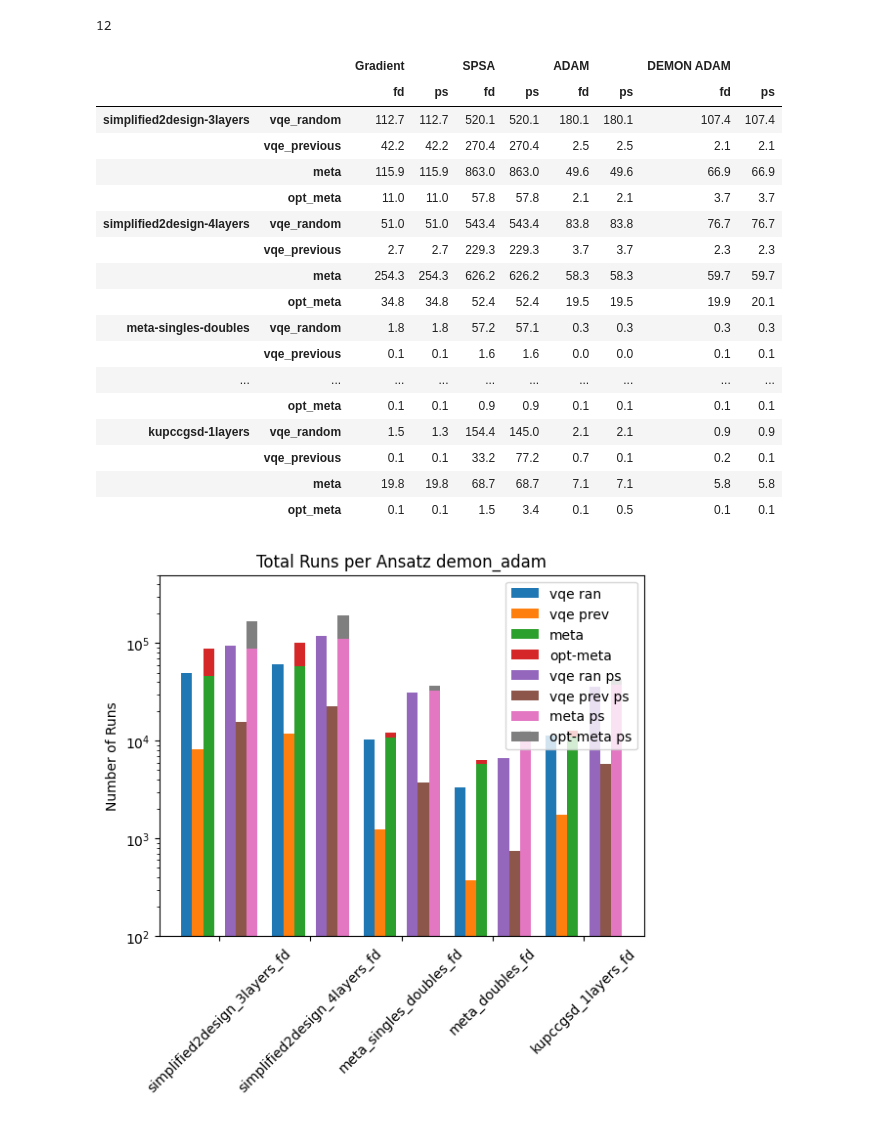
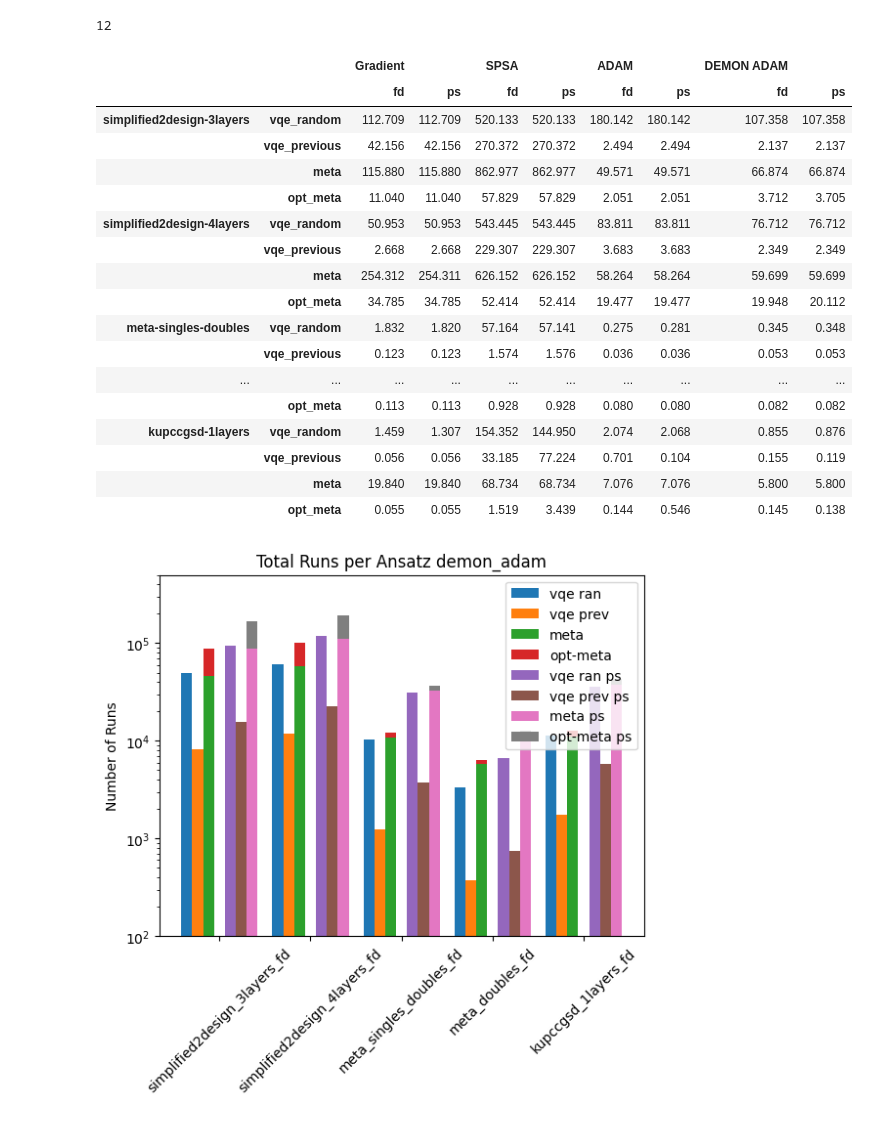
Before and after one commit to sergioandrescs/meta-VQE-pennylane, a Jupyter notebook: catalyst/exp_runs/join_data_plots.ipynb, the cells around one changed output. Saved outputs shown, nothing was run; the diff lists cells and outputs as text; code cells hidden in the pictures.

```diff
--- a/catalyst/exp_runs/join_data_plots.ipynb
+++ b/catalyst/exp_runs/join_data_plots.ipynb
@@ -82,28 +82,28 @@ columns = [('Gradient','fd'),('Gradient','ps'),('SPSA','fd'),('SPSA','ps'),('ADA
 # %%
 df = pd.DataFrame(plot_data, index=arrays, columns = columns)
 df.columns = pd.MultiIndex.from_tuples(df.columns)
 df.index = pd.MultiIndex.from_tuples(df.index)
-pd.options.display.float_format = '{:.1f}'.format
+pd.options.display.float_format = '{:.3f}'.format
 df
 # %% [output]
 |  |  | Gradient |  | SPSA |  | ADAM |  | DEMON ADAM |  |
 |  |  | fd | ps | fd | ps | fd | ps | fd | ps |
-| simplified2design-3layers | vqe_random | 112.7 | 112.7 | 520.1 | 520.1 | 180.1 | 180.1 | 107.4 | 107.4 |
-|  | vqe_previous | 42.2 | 42.2 | 270.4 | 270.4 | 2.5 | 2.5 | 2.1 | 2.1 |
-|  | meta | 115.9 | 115.9 | 863.0 | 863.0 | 49.6 | 49.6 | 66.9 | 66.9 |
-|  | opt_meta | 11.0 | 11.0 | 57.8 | 57.8 | 2.1 | 2.1 | 3.7 | 3.7 |
-| simplified2design-4layers | vqe_random | 51.0 | 51.0 | 543.4 | 543.4 | 83.8 | 83.8 | 76.7 | 76.7 |
-|  | vqe_previous | 2.7 | 2.7 | 229.3 | 229.3 | 3.7 | 3.7 | 2.3 | 2.3 |
-|  | meta | 254.3 | 254.3 | 626.2 | 626.2 | 58.3 | 58.3 | 59.7 | 59.7 |
-|  | opt_meta | 34.8 | 34.8 | 52.4 | 52.4 | 19.5 | 19.5 | 19.9 | 20.1 |
-| meta-singles-doubles | vqe_random | 1.8 | 1.8 | 57.2 | 57.1 | 0.3 | 0.3 | 0.3 | 0.3 |
-|  | vqe_previous | 0.1 | 0.1 | 1.6 | 1.6 | 0.0 | 0.0 | 0.1 | 0.1 |
+| simplified2design-3layers | vqe_random | 112.709 | 112.709 | 520.133 | 520.133 | 180.142 | 180.142 | 107.358 | 107.358 |
+|  | vqe_previous | 42.156 | 42.156 | 270.372 | 270.372 | 2.494 | 2.494 | 2.137 | 2.137 |
+|  | meta | 115.880 | 115.880 | 862.977 | 862.977 | 49.571 | 49.571 | 66.874 | 66.874 |
+|  | opt_meta | 11.040 | 11.040 | 57.829 | 57.829 | 2.051 | 2.051 | 3.712 | 3.705 |
+| simplified2design-4layers | vqe_random | 50.953 | 50.953 | 543.445 | 543.445 | 83.811 | 83.811 | 76.712 | 76.712 |
+|  | vqe_previous | 2.668 | 2.668 | 229.307 | 229.307 | 3.683 | 3.683 | 2.349 | 2.349 |
+|  | meta | 254.312 | 254.311 | 626.152 | 626.152 | 58.264 | 58.264 | 59.699 | 59.699 |
+|  | opt_meta | 34.785 | 34.785 | 52.414 | 52.414 | 19.477 | 19.477 | 19.948 | 20.112 |
+| meta-singles-doubles | vqe_random | 1.832 | 1.820 | 57.164 | 57.141 | 0.275 | 0.281 | 0.345 | 0.348 |
+|  | vqe_previous | 0.123 | 0.123 | 1.574 | 1.576 | 0.036 | 0.036 | 0.053 | 0.053 |
 | ... | ... | ... | ... | ... | ... | ... | ... | ... | ... |
-|  | opt_meta | 0.1 | 0.1 | 0.9 | 0.9 | 0.1 | 0.1 | 0.1 | 0.1 |
-| kupccgsd-1layers | vqe_random | 1.5 | 1.3 | 154.4 | 145.0 | 2.1 | 2.1 | 0.9 | 0.9 |
-|  | vqe_previous | 0.1 | 0.1 | 33.2 | 77.2 | 0.7 | 0.1 | 0.2 | 0.1 |
-|  | meta | 19.8 | 19.8 | 68.7 | 68.7 | 7.1 | 7.1 | 5.8 | 5.8 |
-|  | opt_meta | 0.1 | 0.1 | 1.5 | 3.4 | 0.1 | 0.5 | 0.1 | 0.1 |
+|  | opt_meta | 0.113 | 0.113 | 0.928 | 0.928 | 0.080 | 0.080 | 0.082 | 0.082 |
+| kupccgsd-1layers | vqe_random | 1.459 | 1.307 | 154.352 | 144.950 | 2.074 | 2.068 | 0.855 | 0.876 |
+|  | vqe_previous | 0.056 | 0.056 | 33.185 | 77.224 | 0.701 | 0.104 | 0.155 | 0.119 |
+|  | meta | 19.840 | 19.840 | 68.734 | 68.734 | 7.076 | 7.076 | 5.800 | 5.800 |
+|  | opt_meta | 0.055 | 0.055 | 1.519 | 3.439 | 0.144 | 0.546 | 0.145 | 0.138 |
 # %%
 # print(df.to_latex(float_format="{:.3e}".format))
 # %%
```
Also changed, not shown: 11 other files.
